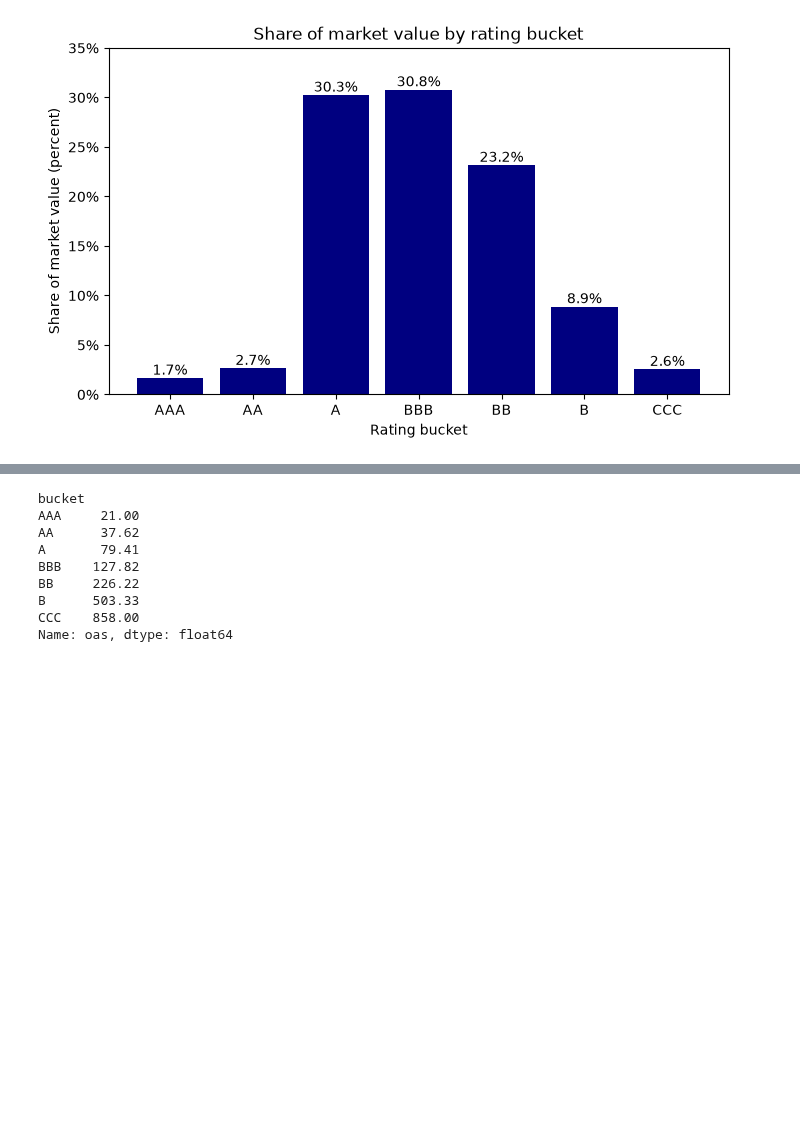
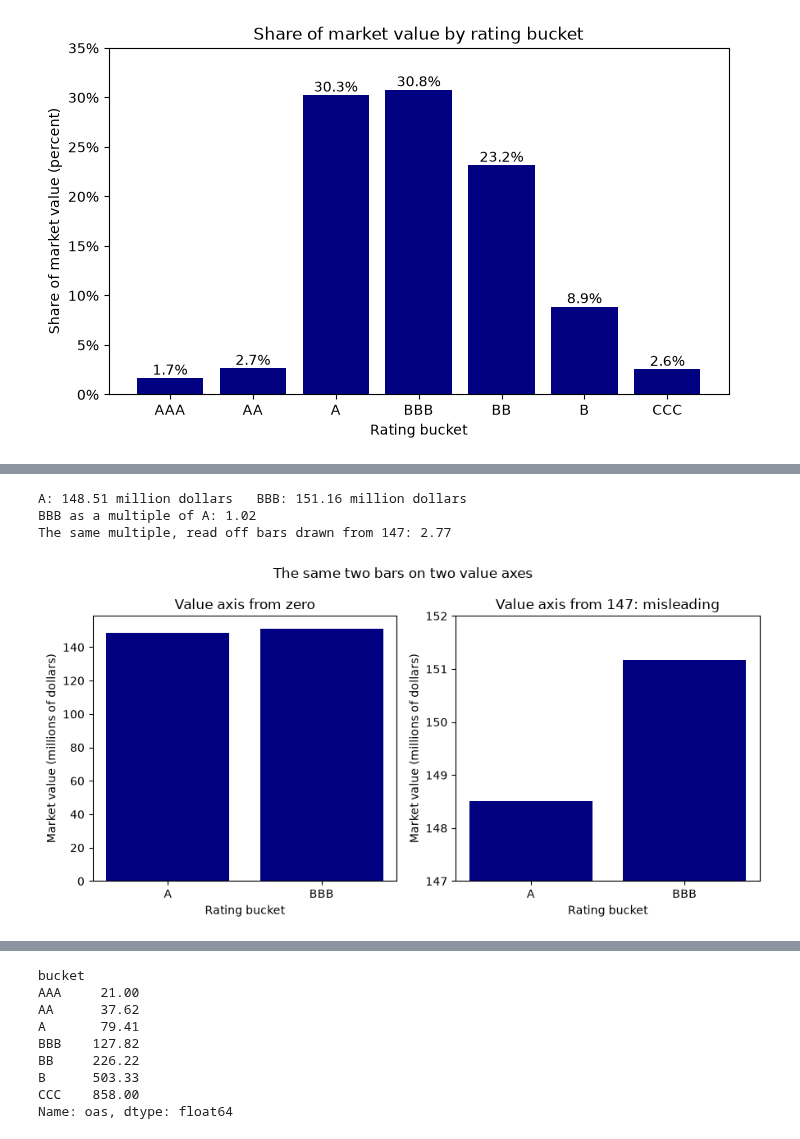
Before and after one commit to lenamonj/python-fixed-income, a Jupyter notebook: course1_python_foundations/week3/day2/12_visualization_more.ipynb, the cells around one changed output, grey strips where cells are left out. Cells and saved outputs as stored; diff of their text form; code cells hidden in the pictures; blank space fills up the shorter version.

```diff
--- a/course1_python_foundations/week3/day2/12_visualization_more.ipynb
+++ b/course1_python_foundations/week3/day2/12_visualization_more.ipynb
@@ -1147,0 +1189,36 @@ Q. Draw OAS against duration in two panels, one for each grade.
+# %%
+# the two largest buckets, in millions of dollars
+a_value = value_by_bucket['A'] / 1_000_000
+bbb_value = value_by_bucket['BBB'] / 1_000_000
+
+# where the narrowed axis starts, in millions of dollars
+axis_start = 147
+
+print(f'A: {a_value:,.2f} million dollars   BBB: {bbb_value:,.2f} million dollars')
+print(f'BBB as a multiple of A: {bbb_value / a_value:.2f}')
+print(f'The same multiple, read off bars drawn from {axis_start}: {(bbb_value - axis_start) / (a_value - axis_start):.2f}')
+
+fig, axes = plt.subplots(1, 2, figsize=(9, 4.5))
+
+# the same two bars on both panels
+for ax in axes:
+    ax.bar(['A', 'BBB'], [a_value, bbb_value], color='navy')
+    ax.set_xlabel('Rating bucket')
+    ax.set_ylabel('Market value (millions of dollars)')
+
+# the left panel keeps the axis matplotlib gives a bar chart, which starts at zero
+axes[0].set_title('Value axis from zero')
+
+# the right panel narrows it
+axes[1].set_ylim(axis_start, 152)
+axes[1].set_title('Value axis from 147: misleading')
+
+fig.suptitle('The same two bars on two value axes')
+fig.tight_layout()
+
+plt.show()
+# %% [output]
+A: 148.51 million dollars   BBB: 151.16 million dollars
+BBB as a multiple of A: 1.02
+The same multiple, read off bars drawn from 147: 2.77
+[figure, added]
```
Also changed, not shown: parts of 28 cells of this notebook, 38 other files.
